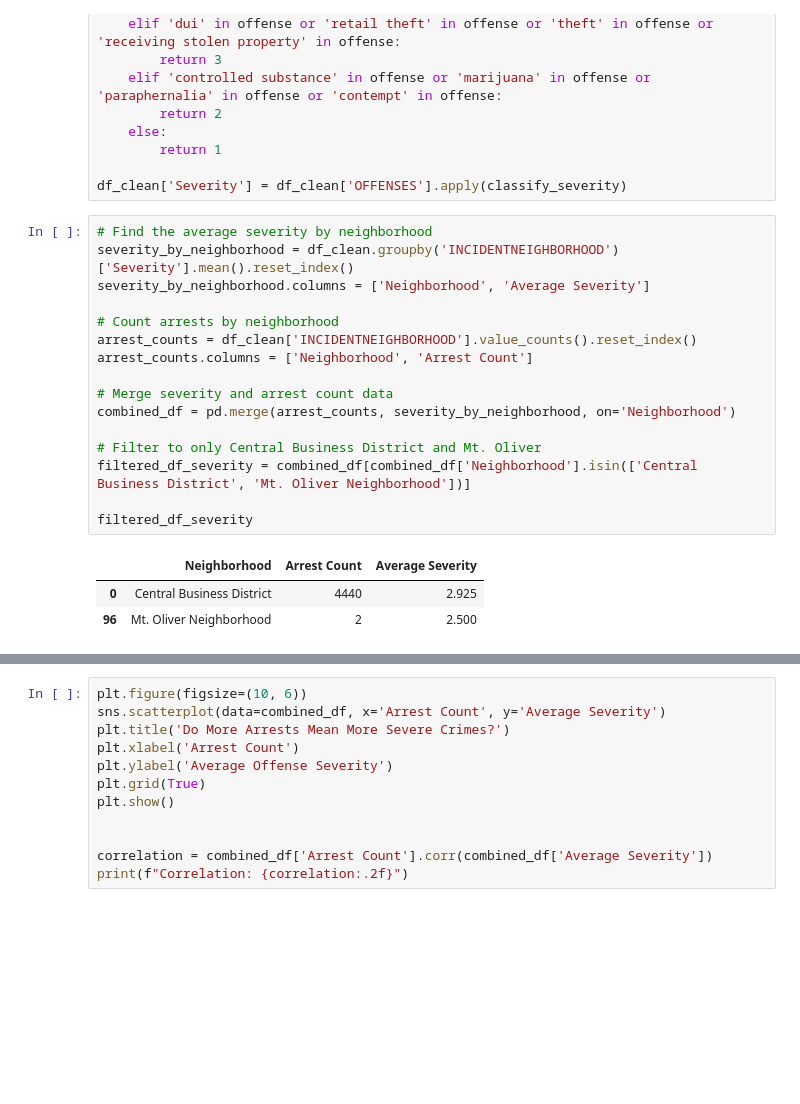
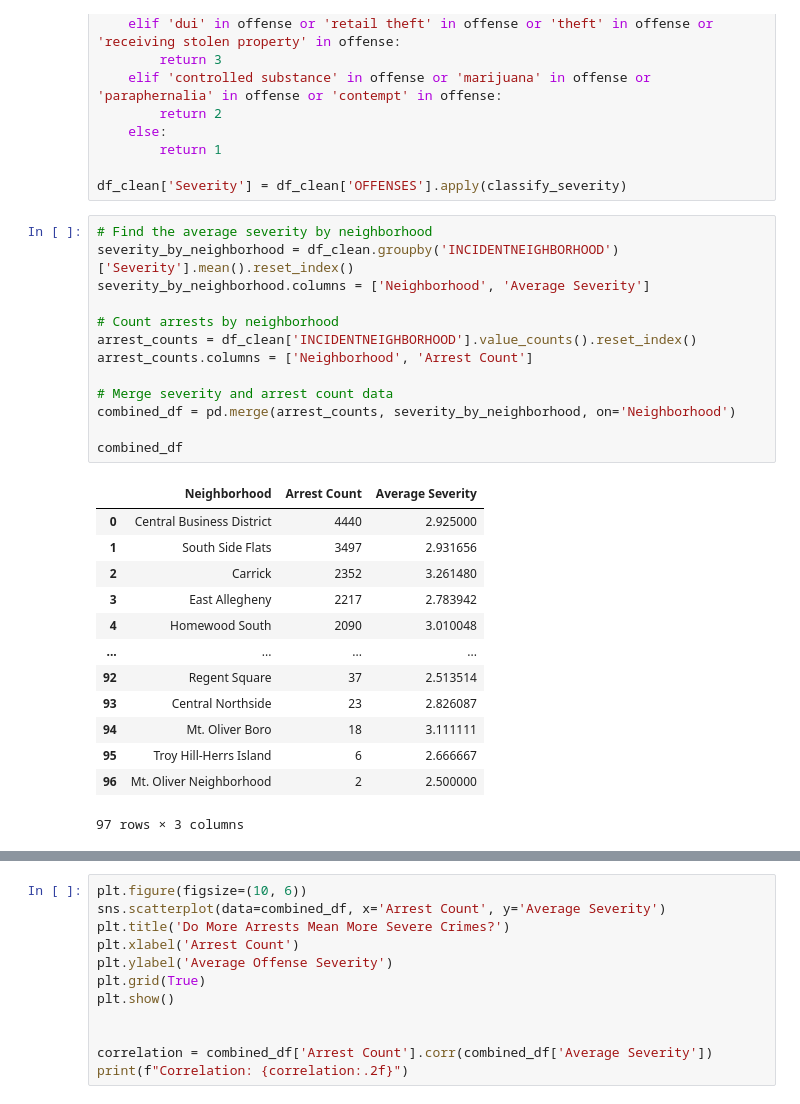
Before and after one commit to SharvM/Best-Neighborhood-Responsibility, a Jupyter notebook: arrests.ipynb, the cells around one changed output, grey strips where cells are left out. Cells and saved outputs as stored; diff of their text form; blank space fills up the shorter version.

```diff
--- a/arrests.ipynb
+++ b/arrests.ipynb
@@ -79,20 +79,27 @@ df_clean['Severity'] = df_clean['OFFENSES'].apply(classify_severity)
 # %%
 # Find the average severity by neighborhood
 severity_by_neighborhood = df_clean.groupby('INCIDENTNEIGHBORHOOD')['Severity'].mean().reset_index()
 severity_by_neighborhood.columns = ['Neighborhood', 'Average Severity']
 
 # Count arrests by neighborhood
 arrest_counts = df_clean['INCIDENTNEIGHBORHOOD'].value_counts().reset_index()
 arrest_counts.columns = ['Neighborhood', 'Arrest Count']
 
 # Merge severity and arrest count data
 combined_df = pd.merge(arrest_counts, severity_by_neighborhood, on='Neighborhood')
 
-# Filter to only Central Business District and Mt. Oliver
-filtered_df_severity = combined_df[combined_df['Neighborhood'].isin(['Central Business District', 'Mt. Oliver Neighborhood'])]
-
-filtered_df_severity
+combined_df
 # %% [output]
 |  | Neighborhood | Arrest Count | Average Severity |
-| 0 | Central Business District | 4440 | 2.925 |
-| 96 | Mt. Oliver Neighborhood | 2 | 2.500 |
+| 0 | Central Business District | 4440 | 2.925000 |
+| 1 | South Side Flats | 3497 | 2.931656 |
+| 2 | Carrick | 2352 | 3.261480 |
+| 3 | East Allegheny | 2217 | 2.783942 |
+| 4 | Homewood South | 2090 | 3.010048 |
+| ... | ... | ... | ... |
+| 92 | Regent Square | 37 | 2.513514 |
+| 93 | Central Northside | 23 | 2.826087 |
+| 94 | Mt. Oliver Boro | 18 | 3.111111 |
+| 95 | Troy Hill-Herrs Island | 6 | 2.666667 |
+| 96 | Mt. Oliver Neighborhood | 2 | 2.500000 |
+97 rows × 3 columns
```
Also changed, not shown: parts of 1 cell of this notebook, 2 other files.
